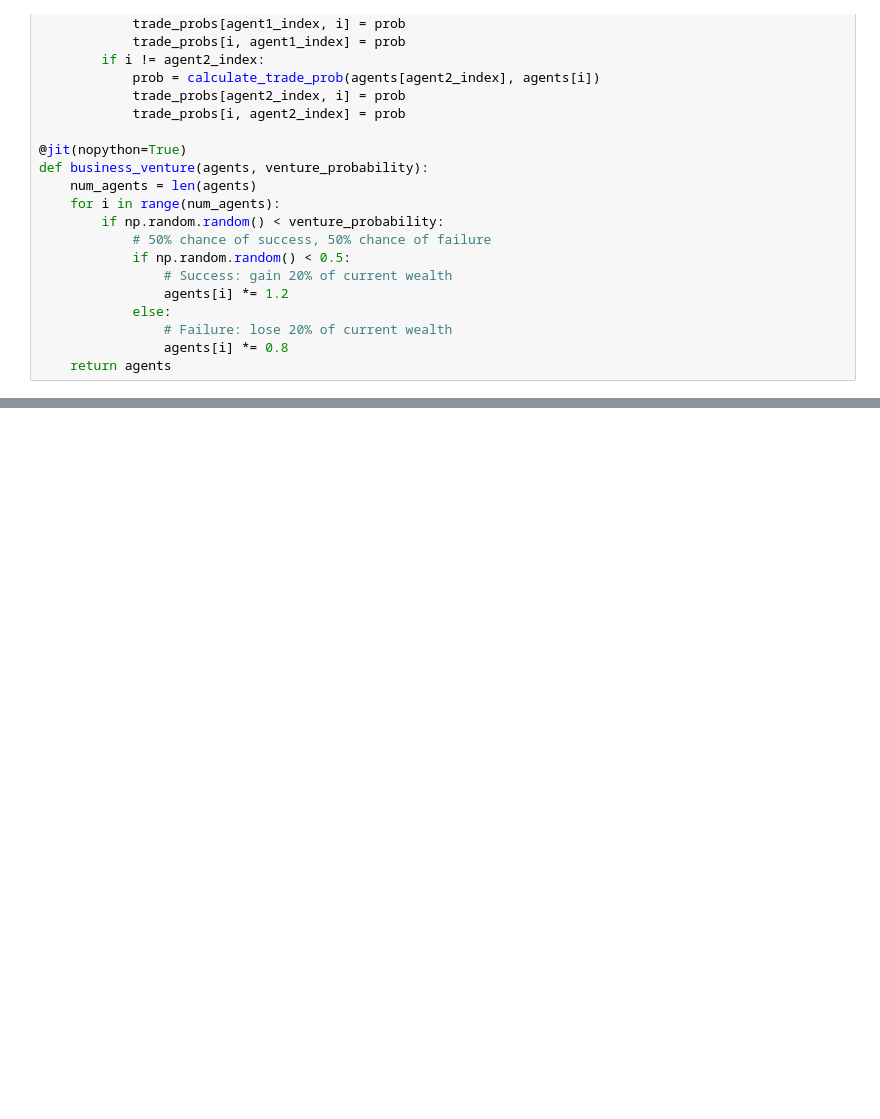
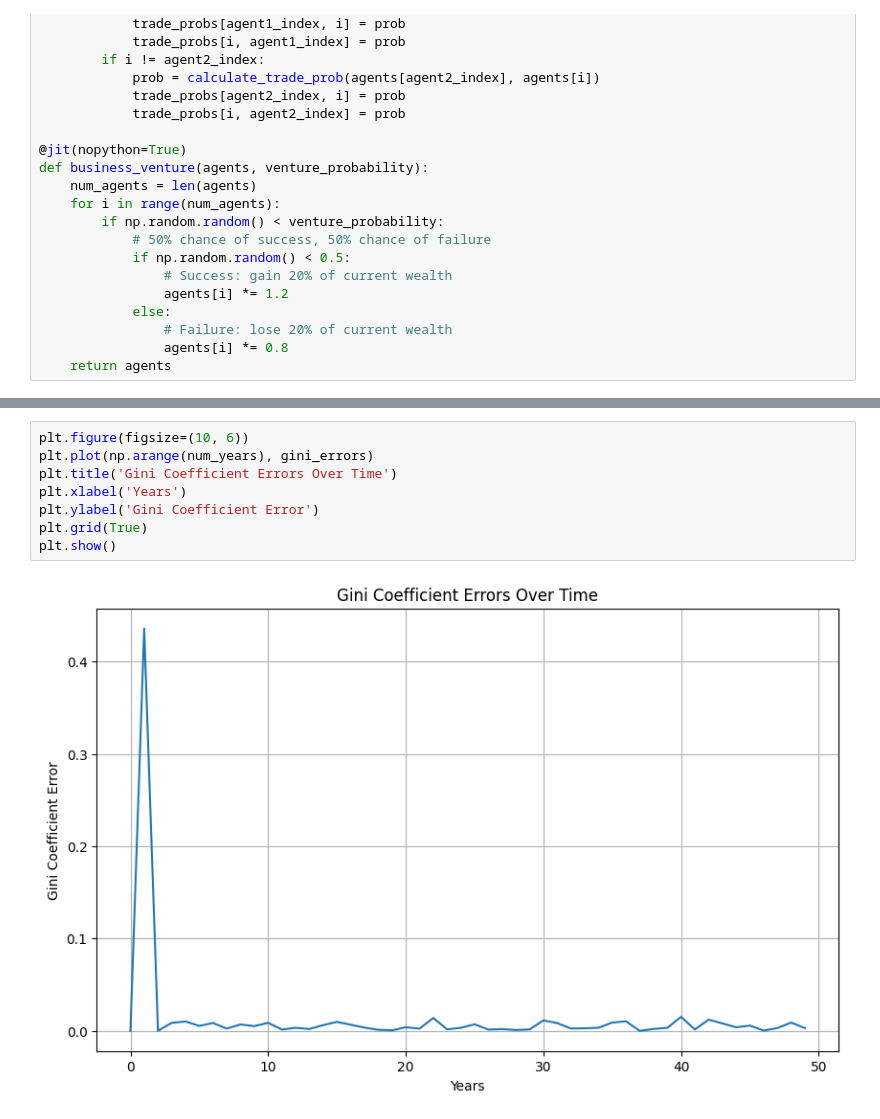
Before and after one commit to VrindaKhemka/WealthSimulation, a Jupyter notebook: GPUbuild-numba.ipynb, the cells around one changed output, grey strips where cells are left out. Saved outputs shown, nothing was run; the diff lists cells and outputs as text; blank space fills up the shorter version.

```diff
--- a/GPUbuild-numba.ipynb
+++ b/GPUbuild-numba.ipynb
@@ -229,0 +248,10 @@ plt.show()
+# %%
+plt.figure(figsize=(10, 6))
+plt.plot(np.arange(num_years), gini_errors)
+plt.title('Gini Coefficient Errors Over Time')
+plt.xlabel('Years')
+plt.ylabel('Gini Coefficient Error')
+plt.grid(True)
+plt.show()
+# %% [output]
+[figure, added]
```
Also changed, not shown: parts of 6 cells of this notebook.
